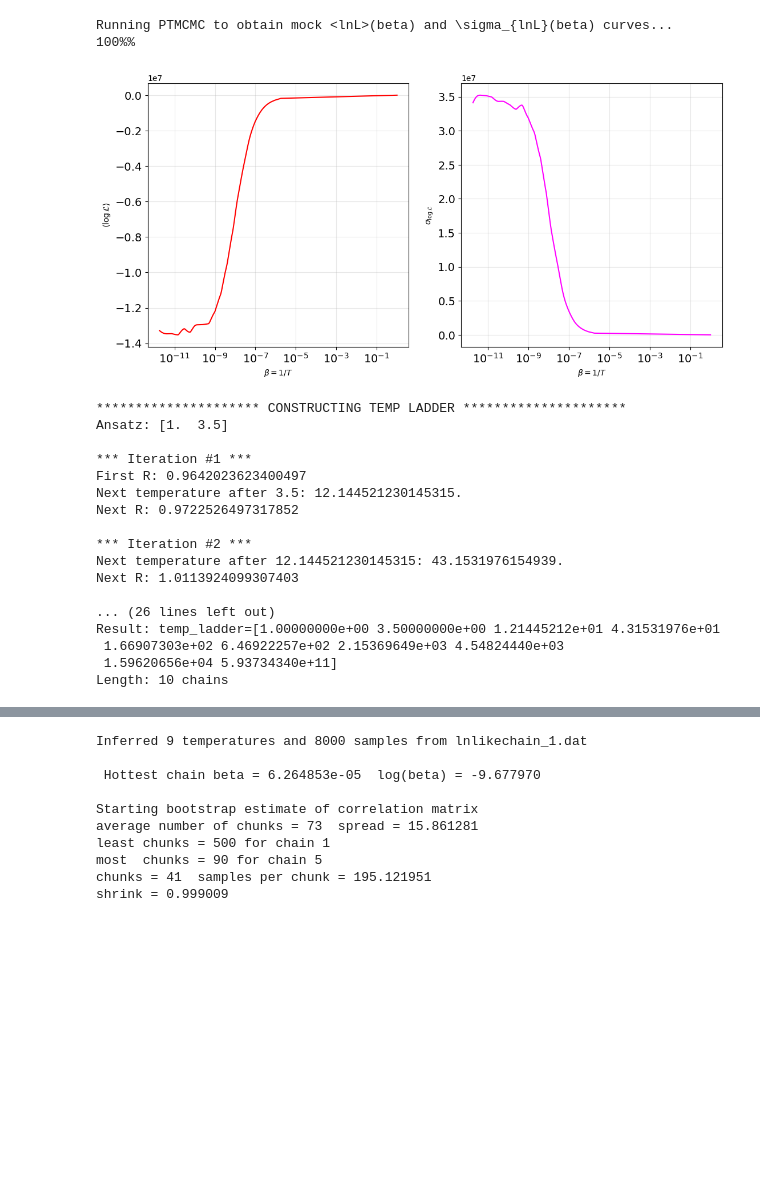
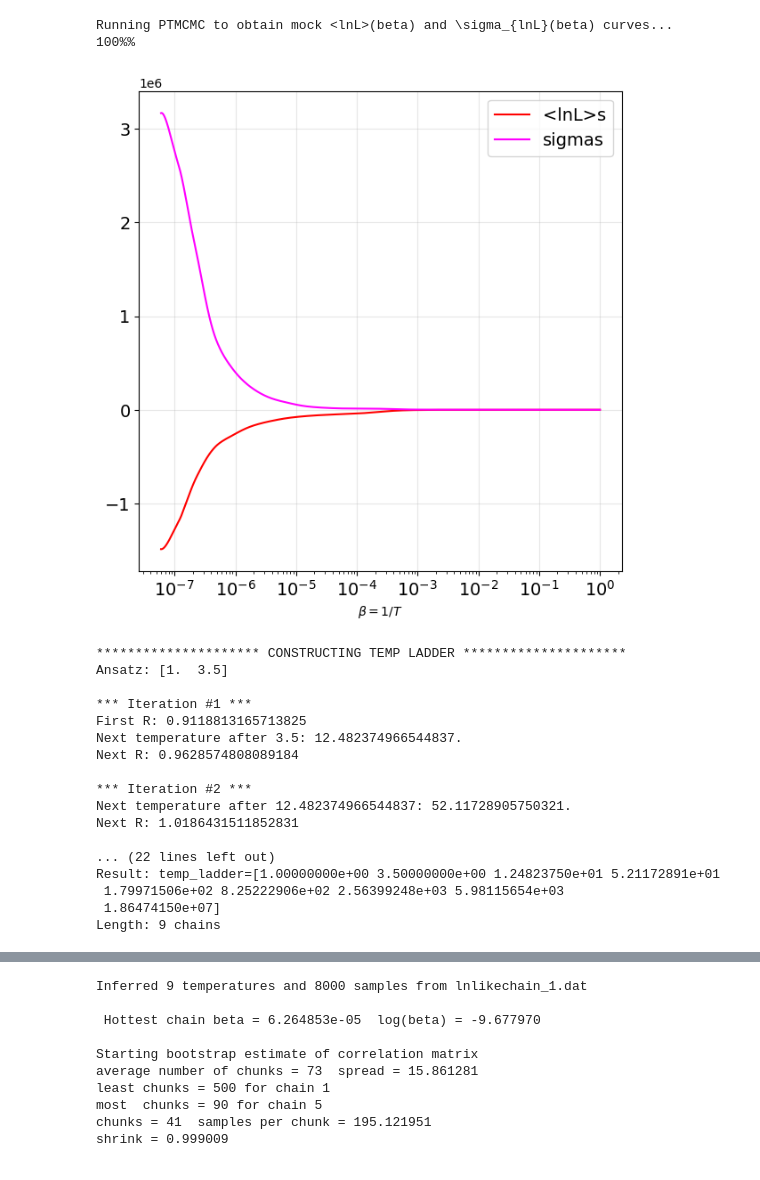
Before and after one commit to jimmy-gw/GWTails_ParameterEstimation, a Jupyter notebook: TAILSvsNOTAILS_MCMC.ipynb, the cells around one changed output, grey strips where cells are left out. Cells and saved outputs as stored; diff of their text form; code cells hidden in the pictures; blank space fills up the shorter version.

```diff
--- a/TAILSvsNOTAILS_MCMC.ipynb
+++ b/TAILSvsNOTAILS_MCMC.ipynb
@@ -35,49 +135,48 @@ import thermo_error as te
 # %%
-### Adaptive ladder spacing
+### My (crappy) Adaptive ladder spacing
 # Save <lnL> and \sigma_{lnL} estimates globally
-tl_akima, avg_lnlikes_akima, lnlikes_stdevs_akima = lmcmc.construct_roughTIdata(2, 40)
+tl_akima, avg_lnlikes_akima, lnlikes_stdevs_akima = lmcmc.construct_roughTIdata(2, 25, 10000)
 # %% [output]
 Running PTMCMC to obtain mock <lnL>(beta) and \sigma_{lnL}(beta) curves...
 100%%
 # %%
 # sanity check: plot Akima-splined <lnL> and \sigma vs \beta
-akimafig,(axmu,axsig)=plt.subplots(1,2,figsize=(13,6))
-axmu.plot(1./tl_akima, avg_lnlikes_akima(tl_akima), marker=None, color='red', label='<lnL>s')
-axsig.plot(1./tl_akima, lnlikes_stdevs_akima(tl_akima), marker=None, color='magenta', label='sigmas')
-axmu.set_ylabel(r'$\langle\log\mathcal{L}\rangle$')
-axsig.set_ylabel(r'$\sigma_{\log\mathcal{L}}$')
+akimafig,akimaax=plt.subplots(1,1,figsize=(7,7))
+akimaax.plot(1./tl_akima, avg_lnlikes_akima(tl_akima), marker=None, color='red', label='<lnL>s')
+akimaax.plot(1./tl_akima, lnlikes_stdevs_akima(tl_akima), marker=None, color='magenta', label='sigmas')
+akimaax.set_xlabel(r'$\beta = 1/T$')
+akimaax.grid(alpha=0.3)
+akimaax.tick_params(axis='both', which='major', labelsize=14)
+akimaax.set_xscale('log')
+akimaax.legend(loc='upper right', fontsize=14)
+plt.show()
 
-for ax in (axmu,axsig):
-    ax.set_xlabel(r'$\beta = 1/T$')
-    ax.grid(alpha=0.3)
-    ax.tick_params(axis='both', which='major', labelsize=14)
-    ax.set_xscale('log')
-plt.show()
+
 adaptive_temp_ladder=lmcmc.construct_temp_ladder((tl_akima, avg_lnlikes_akima, lnlikes_stdevs_akima))
 
 temp_ladder=adaptive_temp_ladder[:-1] # last chain is extremely extremely hot... is \sigma_lnL too large at high temps? how fix?
 num_samples=10000
 num_chains=len(temp_ladder)
 temp0=temp_ladder[1]
 # %% [output]
-[figure, old version]
+[figure, new version]
 ********************* CONSTRUCTING TEMP LADDER *********************
 Ansatz: [1.  3.5]
 
 *** Iteration #1 ***
-First R: 0.9642023623400497
-Next temperature after 3.5: 12.144521230145315.
-Next R: 0.9722526497317852
+First R: 0.9118813165713825
+Next temperature after 3.5: 12.482374966544837.
+Next R: 0.9628574808089184
 
 *** Iteration #2 ***
-Next temperature after 12.144521230145315: 43.1531976154939.
-Next R: 1.0113924099307403
+Next temperature after 12.482374966544837: 52.11728905750321.
+Next R: 1.0186431511852831
 
-... (26 lines left out)
-Result: temp_ladder=[1.00000000e+00 3.50000000e+00 1.21445212e+01 4.31531976e+01
- 1.66907303e+02 6.46922257e+02 2.15369649e+03 4.54824440e+03
- 1.59620656e+04 5.93734340e+11]
-Length: 10 chains
+... (22 lines left out)
+Result: temp_ladder=[1.00000000e+00 3.50000000e+00 1.24823750e+01 5.21172891e+01
+ 1.79971506e+02 8.25222906e+02 2.56399248e+03 5.98115654e+03
+ 1.86474150e+07]
+Length: 9 chains
 # %%
 ### Plot <lnL> vs. \beta for each chosen vector of lambda values
 lambdas=list(zip(lmcmc.lambda15s, lmcmc.lambda25s, lmcmc.lambda3s, lmcmc.lambda35s))
```
Also changed, not shown: parts of 6 cells of this notebook, 1 other file.
